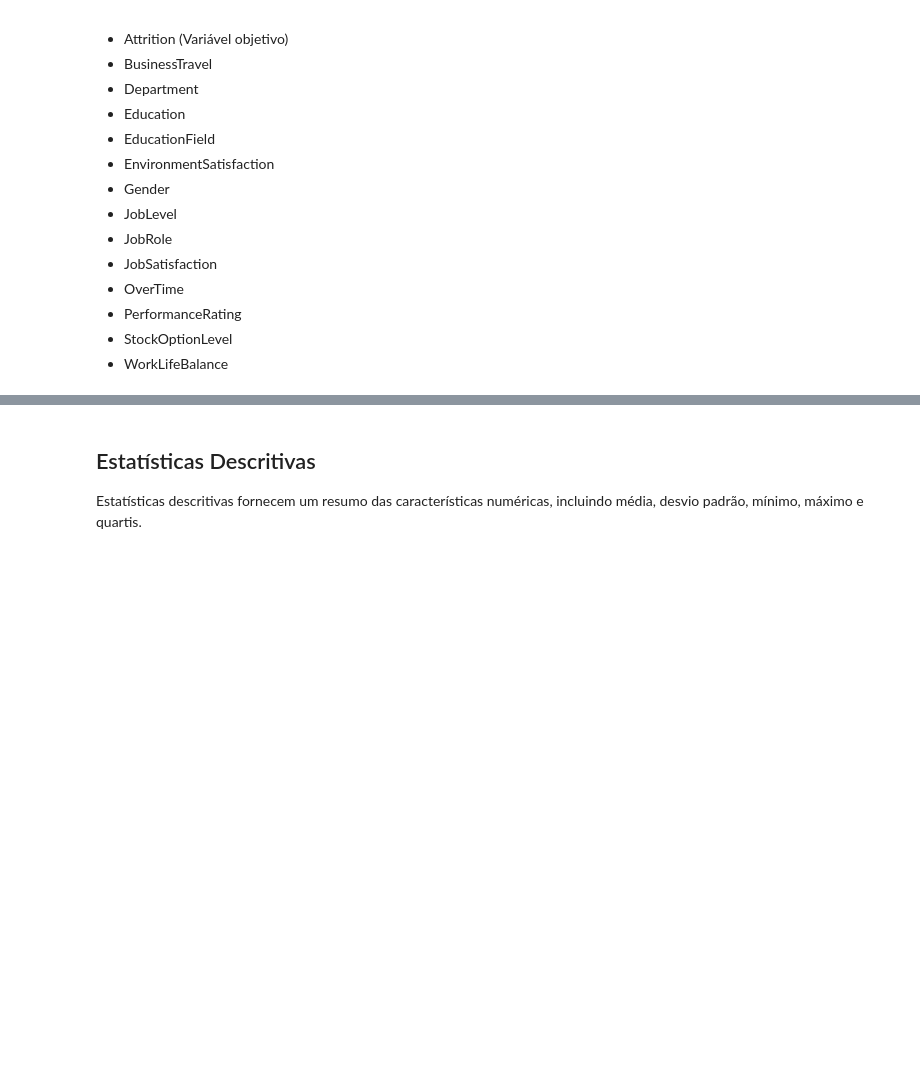
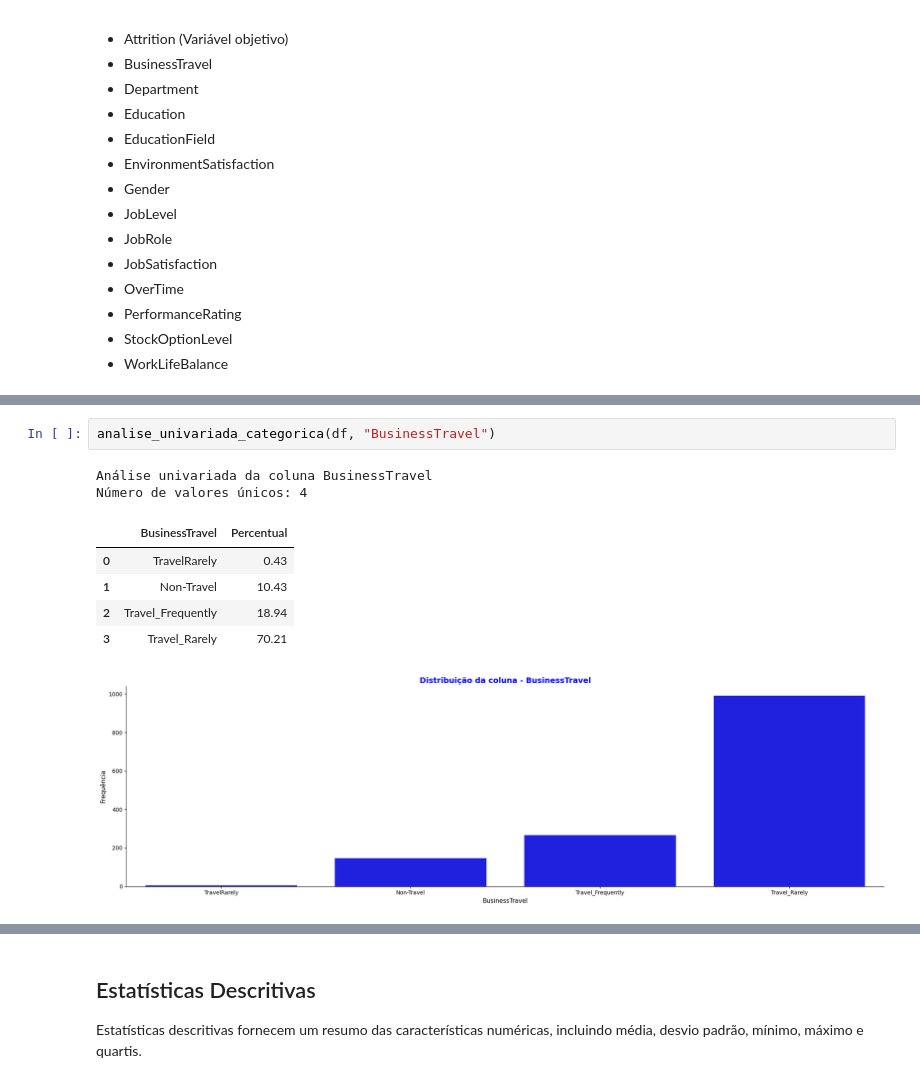
Before and after one commit to VitorMirandaAquino/pucrio-mvp-analise-dados, a Jupyter notebook: MVP_Análise_de_Dados_e_Boas_Práticas.ipynb, the cells around one changed output, grey strips where cells are left out. Saved outputs shown, nothing was run; the diff lists cells and outputs as text; blank space fills up the shorter version.

```diff
--- a/MVP_Análise_de_Dados_e_Boas_Práticas.ipynb
+++ b/MVP_Análise_de_Dados_e_Boas_Práticas.ipynb
@@ -305,0 +404,11 @@ Das 27 colunas, temos:
+# %%
+analise_univariada_categorica(df, "BusinessTravel")
+# %% [output]
+Análise univariada da coluna BusinessTravel
+Número de valores únicos: 4
+|  | BusinessTravel | Percentual |
+| 0 | TravelRarely | 0.43 |
+| 1 | Non-Travel | 10.43 |
+| 2 | Travel_Frequently | 18.94 |
+| 3 | Travel_Rarely | 70.21 |
+[figure, added]
```
Also changed, not shown: parts of 23 cells of this notebook.
